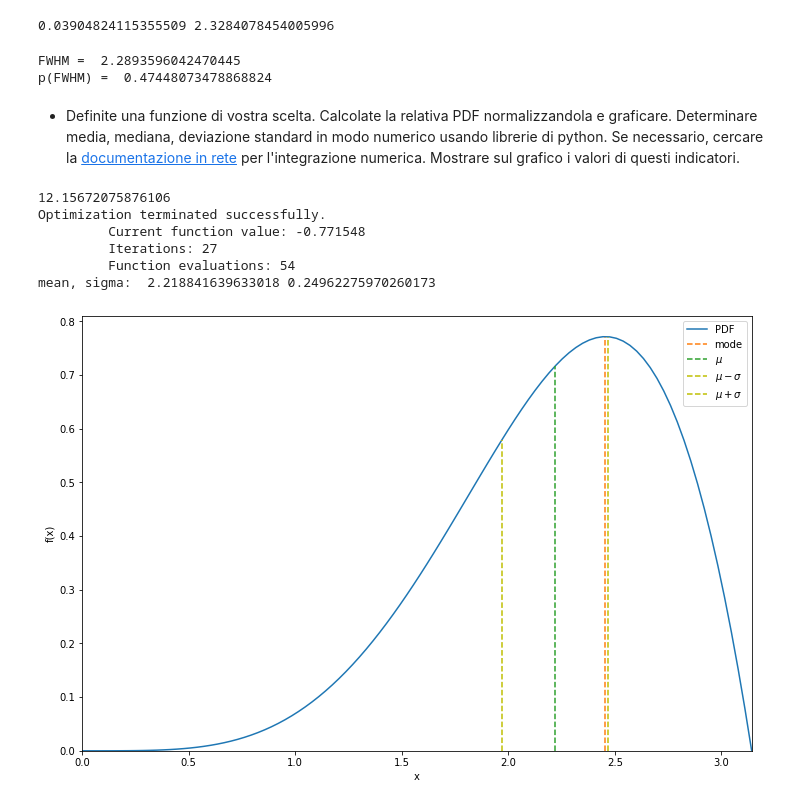
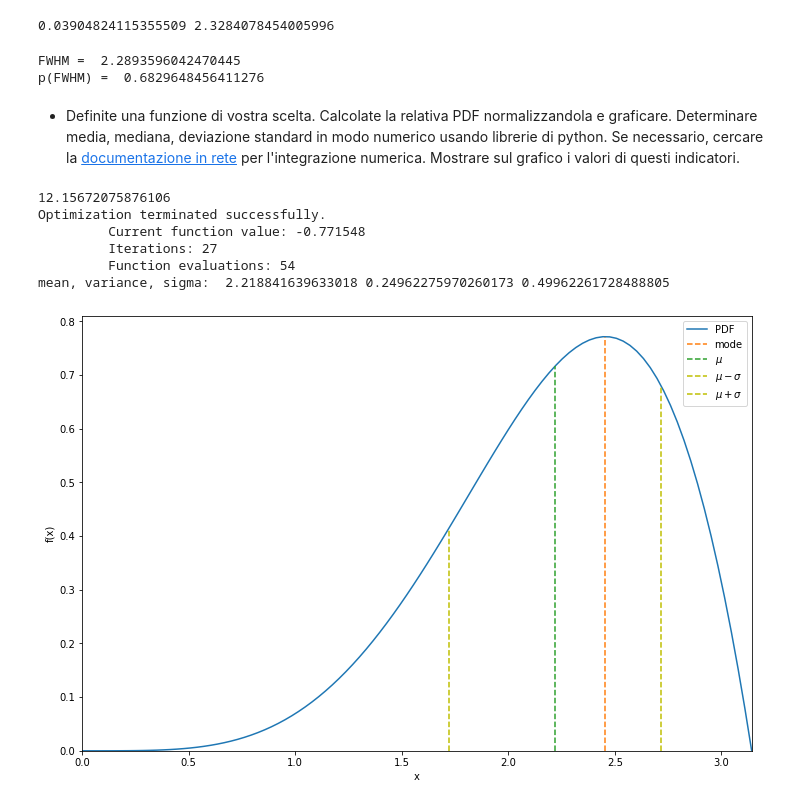
Before and after one commit to lucalista/analisi-dati-2022, a Jupyter notebook: 06.04.00__Distribuzioni_di_probabilita_continue.ipynb, the cells around one changed output. Cells and saved outputs as stored; diff of their text form; code cells hidden in the pictures.

```diff
--- a/06.04.00__Distribuzioni_di_probabilita_continue.ipynb
+++ b/06.04.00__Distribuzioni_di_probabilita_continue.ipynb
@@ -678,11 +683,11 @@ print(x1, x2)
 0.03904824115355509 2.3284078454005996
 # %%
 print("FWHM = ",x2-x1)
-p_fwhm = norm.cdf(x2)-norm.cdf(x1)
+p_fwhm = gamma.cdf(x2, kappa, scale=theta)-gamma.cdf(x1, kappa, scale=theta)
 print("p(FWHM) = ",p_fwhm)
 # %% [output]
 FWHM =  2.2893596042470445
-p(FWHM) =  0.47448073478868824
+p(FWHM) =  0.6829648456411276
 # %% [markdown]
 * Definite una funzione di vostra scelta. Calcolate la relativa PDF normalizzandola e graficare. Determinare media, mediana, deviazione standard in modo numerico usando librerie di python. Se necessario, cercare la [documentazione in rete](https://docs.scipy.org/doc/scipy/reference/tutorial/integrate.html) per l'integrazione numerica. Mostrare sul grafico i valori di questi indicatori.
 # %%
@@ -690,35 +695,36 @@ import scipy.integrate as integrate
 import math
 c_norm = 1
 a, b = 0, math.pi
 def my_pdf(x):
     return (x**3)*math.sin(x)/c_norm
 c_norm = integrate.quad(my_pdf, a, b)[0]
 print(c_norm)
 mode = fmin(lambda x: -my_pdf(x), 0)[0]
 x_mean = integrate.quad(lambda x: x*my_pdf(x), a, b)[0]
 x2_mean = integrate.quad(lambda x: x*x*my_pdf(x), a, b)[0]
-sigma = x2_mean - x_mean*x_mean
-print("mean, sigma: ", x_mean, sigma)
+variance = x2_mean - x_mean*x_mean
+sigma = math.sqrt(variance)
+print("mean, variance, sigma: ", x_mean, variance, sigma)
 plt.figure(figsize=(12,8))
 x = np.linspace(a, b, 100)
 y = np.vectorize(my_pdf)(x)
 plt.plot(x,y, label='PDF')
 plt.plot([mode,mode], [0, my_pdf(mode)], label='mode', linestyle='--')
 plt.plot([x_mean,x_mean], [0, my_pdf(x_mean)], label='$\mu$', linestyle='--')
 plt.plot([x_mean-sigma,x_mean-sigma], [0, my_pdf(x_mean-sigma)], label='$\mu-\sigma$', color='y', linestyle='--')
 plt.plot([x_mean+sigma,x_mean+sigma], [0, my_pdf(x_mean+sigma)], label='$\mu+\sigma$', color='y', linestyle='--')
 plt.xlim(a, b)
 plt.ylim(bottom=0)
 plt.xlabel('x')
 plt.ylabel('f(x)')
 plt.legend()
 plt.show()
 # %% [output]
 12.15672075876106
 Optimization terminated successfully.
          Current function value: -0.771548
          Iterations: 27
          Function evaluations: 54
-mean, sigma:  2.218841639633018 0.24962275970260173
+mean, variance, sigma:  2.218841639633018 0.24962275970260173 0.49962261728488805
-[figure, old version]
+[figure, new version]
 # %% [markdown]
```
Also changed, not shown: parts of 8 cells of this notebook, 1 other file.
